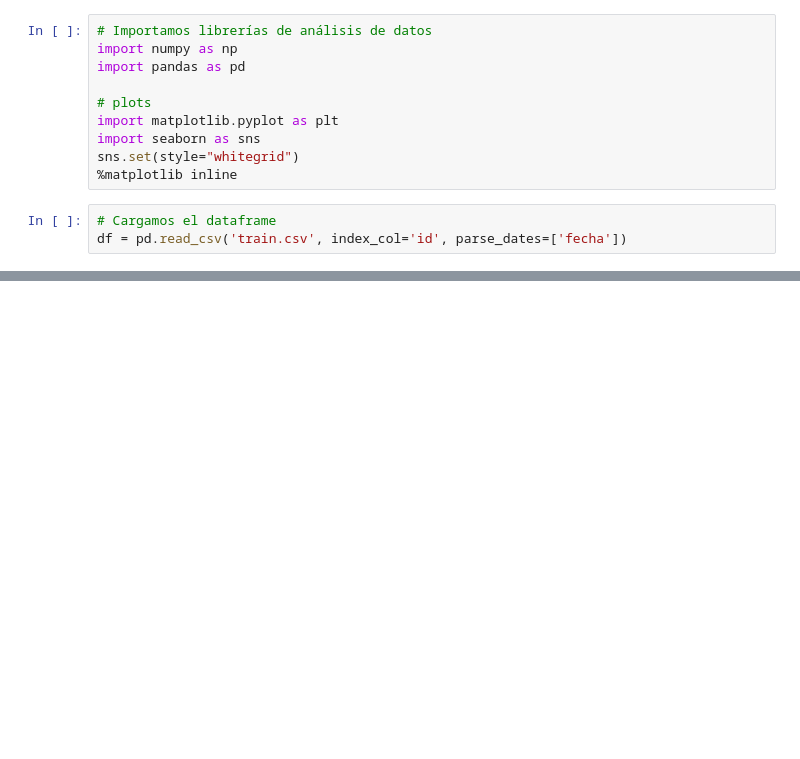
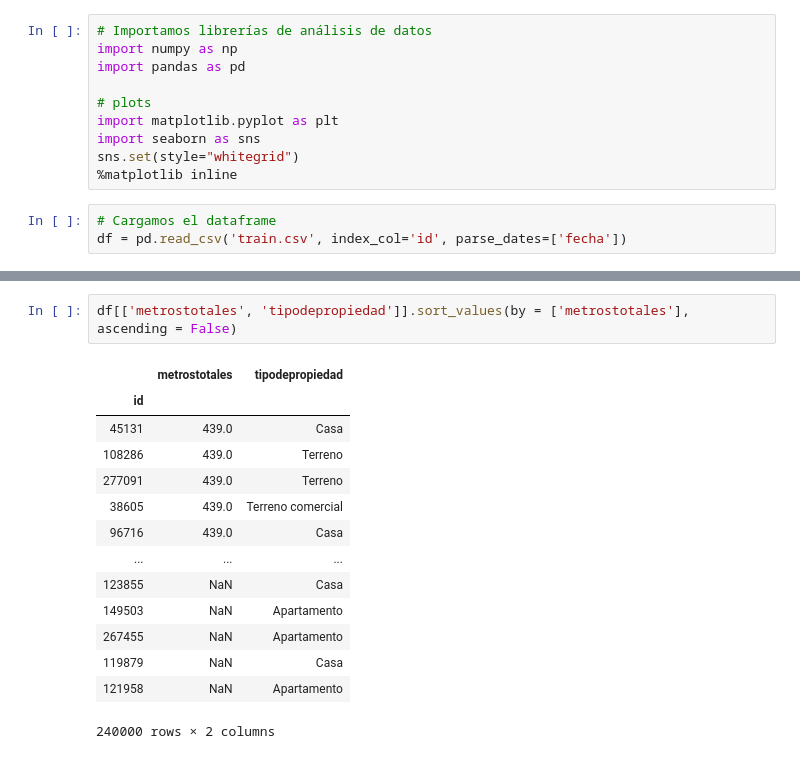
Before and after one commit to camilaserra5/7506-organizacion-de-datos, a Jupyter notebook: metros.ipynb, the cells around one changed output, grey strips where cells are left out. Saved outputs shown, nothing was run; the diff lists cells and outputs as text; blank space fills up the shorter version.

```diff
--- a/metros.ipynb
+++ b/metros.ipynb
@@ -22,0 +26,17 @@ df.head(2)
+# %%
+df[['metrostotales', 'tipodepropiedad']].sort_values(by = ['metrostotales'], ascending = False)
+# %% [output]
+|  | metrostotales | tipodepropiedad |
+| id |  |  |
+| 45131 | 439.0 | Casa |
+| 108286 | 439.0 | Terreno |
+| 277091 | 439.0 | Terreno |
+| 38605 | 439.0 | Terreno comercial |
+| 96716 | 439.0 | Casa |
+| ... | ... | ... |
+| 123855 | NaN | Casa |
+| 149503 | NaN | Apartamento |
+| 267455 | NaN | Apartamento |
+| 119879 | NaN | Casa |
+| 121958 | NaN | Apartamento |
+240000 rows × 2 columns
```
Also changed, not shown: parts of 3 cells of this notebook, 6 other files.
